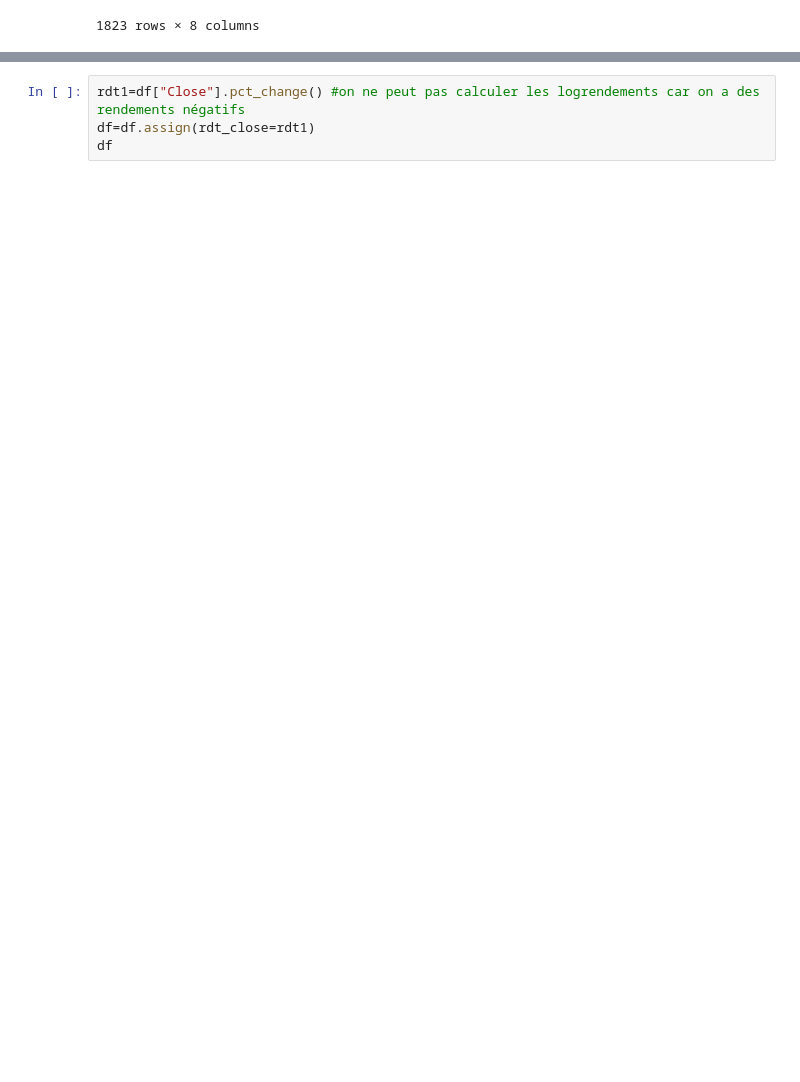
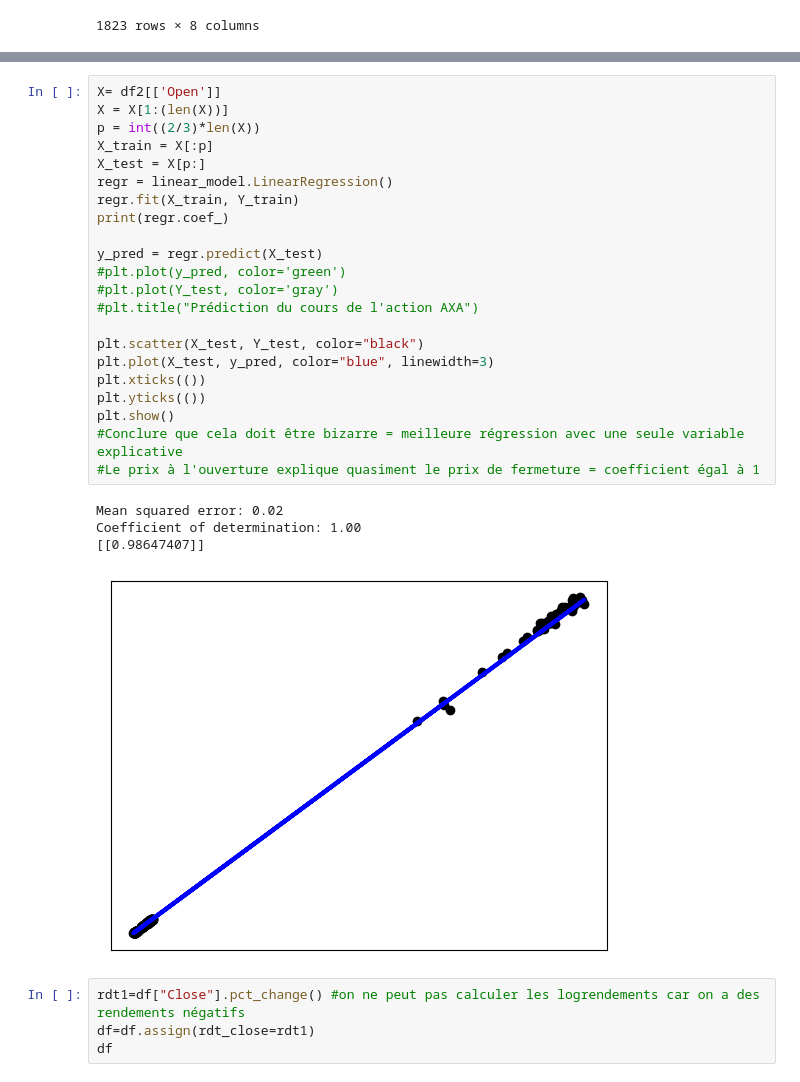
Before and after one commit to antoinerougier/Projet-Python-pour-la-data-science-, a Jupyter notebook: ModificationAntoine.ipynb, the cells around one changed output, grey strips where cells are left out. Drawn from its saved outputs; the diff is of its cells as text; blank space fills up the shorter version.

```diff
--- a/ModificationAntoine.ipynb
+++ b/ModificationAntoine.ipynb
@@ -143,3 +156,30 @@ Y_test = Y[p:]
+# %%
+X= df2[['Open']]
+X = X[1:(len(X))]
+p = int((2/3)*len(X))
+X_train = X[:p]
+X_test = X[p:]
+regr = linear_model.LinearRegression()
+regr.fit(X_train, Y_train)
+print(regr.coef_)
+
+y_pred = regr.predict(X_test)
+#plt.plot(y_pred, color='green')
+#plt.plot(Y_test, color='gray')
+#plt.title("Prédiction du cours de l'action AXA")
+
+plt.scatter(X_test, Y_test, color="black")
+plt.plot(X_test, y_pred, color="blue", linewidth=3)
+plt.xticks(())
+plt.yticks(())
+plt.show()
+#Conclure que cela doit être bizarre = meilleure régression avec une seule variable explicative
+#Le prix à l'ouverture explique quasiment le prix de fermeture = coefficient égal à 1
+# %% [output]
+Mean squared error: 0.02
+Coefficient of determination: 1.00
+[[0.98647407]]
+[figure, added]
 # %%
 rdt1=df["Close"].pct_change() #on ne peut pas calculer les logrendements car on a des rendements négatifs
 df=df.assign(rdt_close=rdt1)
```
Also changed, not shown: parts of 4 cells of this notebook, 1 other file.
